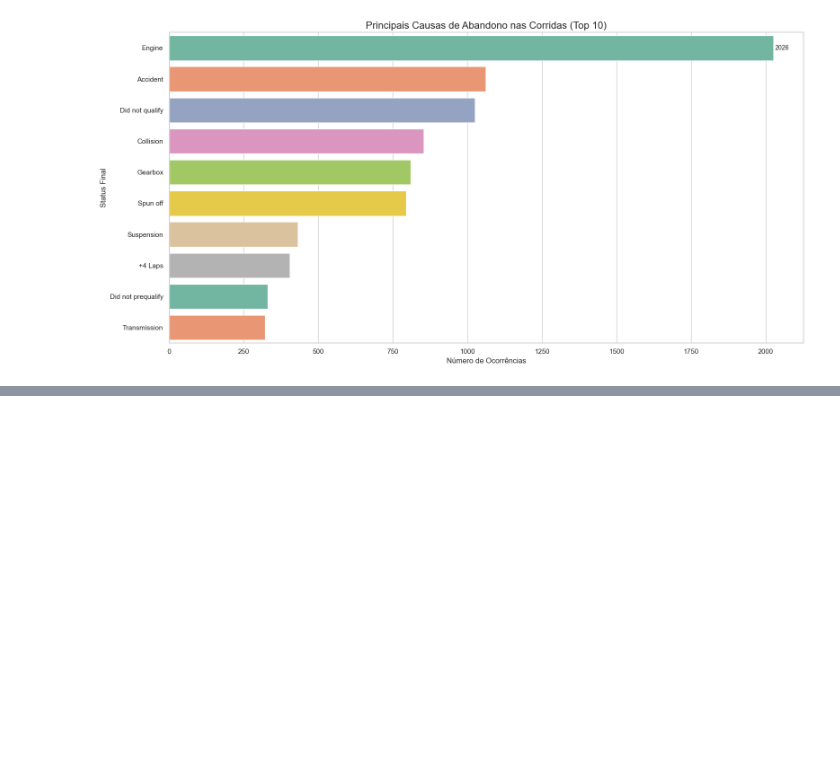
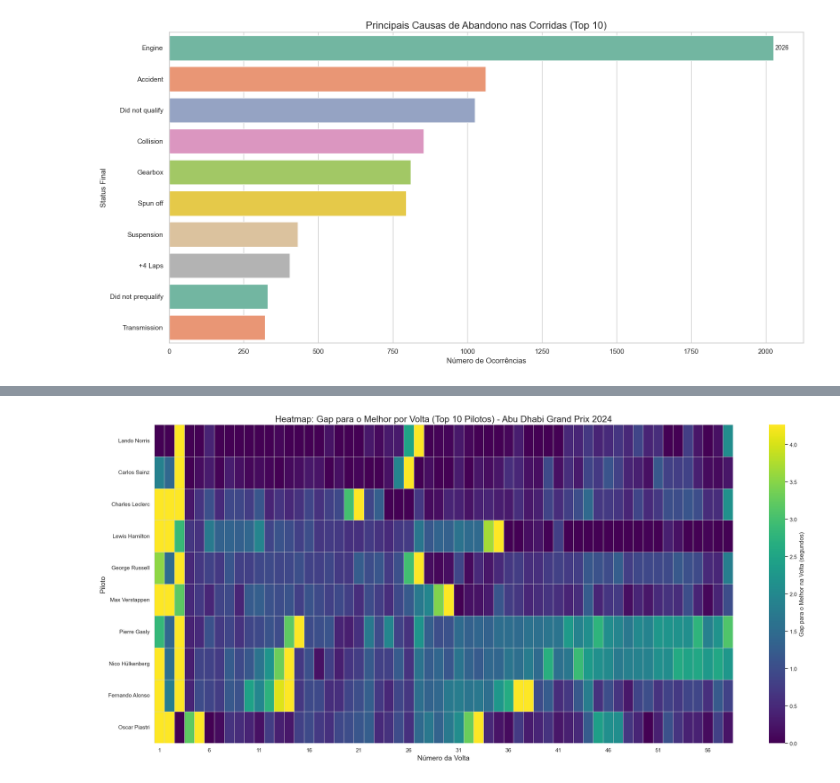
Before and after one commit to Julio1099/formula1-analytics, a Jupyter notebook: Data Layer/raw/Analise_PySpark2.ipynb, the cells around one changed output, grey strips where cells are left out. Saved outputs shown, nothing was run; the diff lists cells and outputs as text; code cells hidden in the pictures; blank space fills up the shorter version.

```diff
--- a/Data Layer/raw/Analise_PySpark2.ipynb
+++ b/Data Layer/raw/Analise_PySpark2.ipynb
@@ -251,0 +374,90 @@ Passing `palette` without assigning `hue` is deprecated and will be removed in v
+# %%
+# --- 11. Heatmap do Gap por Volta (Top 10 Pilotos) - Versão Melhorada ---
+print("\n--- GRÁFICO 11: Heatmap do Gap por Volta (Top 10 Pilotos) ---")
+
+# Etapa 1: Encontrar as informações da corrida alvo (2024, Round 24)
+target_race_df = dataframes['races'].filter((col("year") == 2024) & (col("round") == 24))
+
+# Etapa 2: Verificar se a corrida existe nos dados
+if target_race_df.count() == 0:
+    print("AVISO: Corrida para o ano de 2024, round 24, não encontrada. Gráfico 11 será pulado.")
+else:
+    target_race_info = target_race_df.select("raceId", "name").first()
+    target_race_id = target_race_info['raceId']
+    target_race_name = target_race_info['name']
+
+    # Etapa 3: Identificar os IDs dos 10 primeiros colocados na corrida
+    top_10_driver_rows = dataframes['results'] \
+        .filter((col("raceId") == target_race_id) & (col("positionOrder") <= 10)) \
+        .orderBy("positionOrder") \
+        .select("driverId") \
+        .collect()
+
+    top_10_driver_ids = [row['driverId'] for row in top_10_driver_rows]
+
+    if not top_10_driver_ids:
+        print(f"AVISO: Não há dados de resultado para a corrida '{target_race_name} 2024'. Gráfico 11 será pulado.")
+    else:
+        # Etapa 4: Calcular o gap de cada volta para os top 10 pilotos
+        window_lap = Window.partitionBy("lap")
+        lap_gaps_df = dataframes['lap_times'] \
+            .filter((col("raceId") == target_race_id) & col("driverId").isin(top_10_driver_ids)) \
+            .withColumn("fastest_lap_ms", min("milliseconds").over(window_lap)) \
+            .withColumn("gap_sec", (col("milliseconds") - col("fastest_lap_ms")) / 1000)
+
+        # Etapa 5: Juntar com nomes dos pilotos e selecionar dados para o heatmap
+        heatmap_data_df = lap_gaps_df \
+            .join(dataframes['drivers'], "driverId") \
+            .withColumn("driver_name", concat_ws(" ", col("forename"), col("surname"))) \
+            .select("driver_name", "lap", "gap_sec")
+
+        # Etapa 6: Converter para Pandas e pivotar a tabela
+        plot_data_11_unpivoted = heatmap_data_df.toPandas()
+
+        if plot_data_11_unpivoted.empty:
+             print(f"AVISO: Não há dados de tempo de volta para os pilotos da corrida '{target_race_name} 2024'. Gráfico 11 será pulado.")
+        else:
+            # Reordenar os pilotos pela ordem de chegada na corrida
+            driver_order_rows = dataframes['results'] \
+                .filter((col("raceId") == target_race_id) & (col("positionOrder") <= 10)) \
+                .join(dataframes['drivers'], "driverId") \
+                .withColumn("driver_name", concat_ws(" ", col("forename"), col("surname"))) \
+                .orderBy("positionOrder") \
+                .select("driver_name") \
+                .collect()
+
+            driver_order = [row['driver_name'] for row in driver_order_rows]
+
+            heatmap_pivot = plot_data_11_unpivoted.pivot_table(
+                index='driver_name', columns='lap', values='gap_sec'
+            ).reindex(driver_order)
+
+            # Etapa 7: Criar o heatmap com melhorias visuais
+
+            # Calcula um limite superior para a barra de cores para melhorar o contraste
+            vmax_cap = plot_data_11_unpivoted['gap_sec'].quantile(0.95)
+
+            # Aplica um estilo temporário para um fundo mais limpo
+            with sns.axes_style("white"):
+                plt.figure(figsize=(22, 10)) # Aumenta a altura
+                ax = sns.heatmap(
+                    heatmap_pivot,
+                    cmap='viridis',
+                    vmax=vmax_cap,  # Limita a escala de cor para melhor contraste
+                    linewidths=.5,  # Adiciona linhas entre as células
+                    linecolor='lightgray', # Define a cor das linhas
+                    cbar_kws={'label': 'Gap para o Melhor na Volta (segundos)'}
+                )
+                ax.set_title(f'Heatmap: Gap para o Melhor por Volta (Top 10 Pilotos) - {target_race_name} 2024', fontsize=18)
+                ax.set_xlabel('Número da Volta', fontsize=14)
+                ax.set_ylabel('Piloto', fontsize=14)
+
+                # Otimiza os marcadores do eixo X
+                xticks = ax.get_xticks()
+                xticklabels = ax.get_xticklabels()
+                ax.set_xticks(xticks[::5])
+                ax.set_xticklabels([xt.get_text() for xt in xticklabels][::5], rotation=0)
+
+                plt.tight_layout()
+                plt.show()
+# %% [output]
@@ -251,0 +465 @@ Passing `palette` without assigning `hue` is deprecated and will be removed in v
+[figure, added]
```
Also changed, not shown: parts of 5 cells of this notebook.
